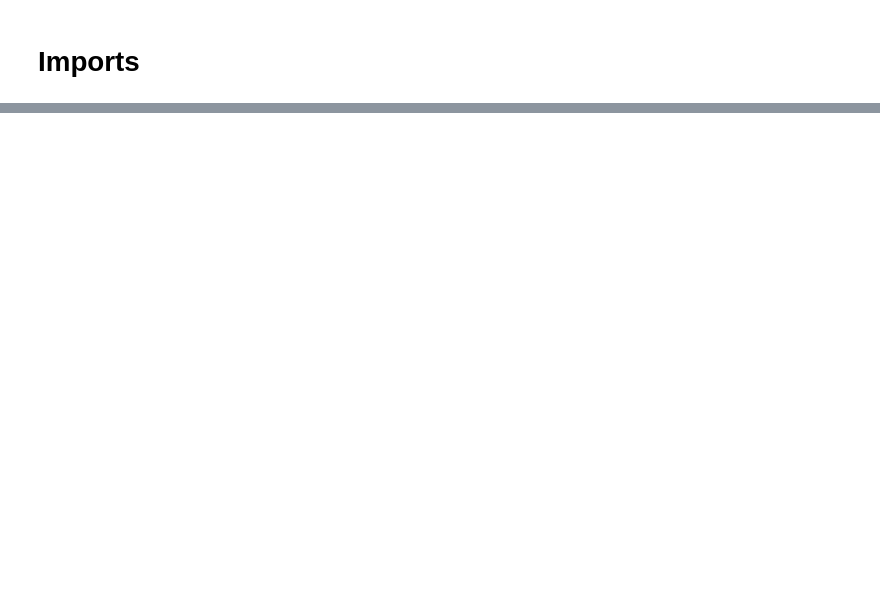
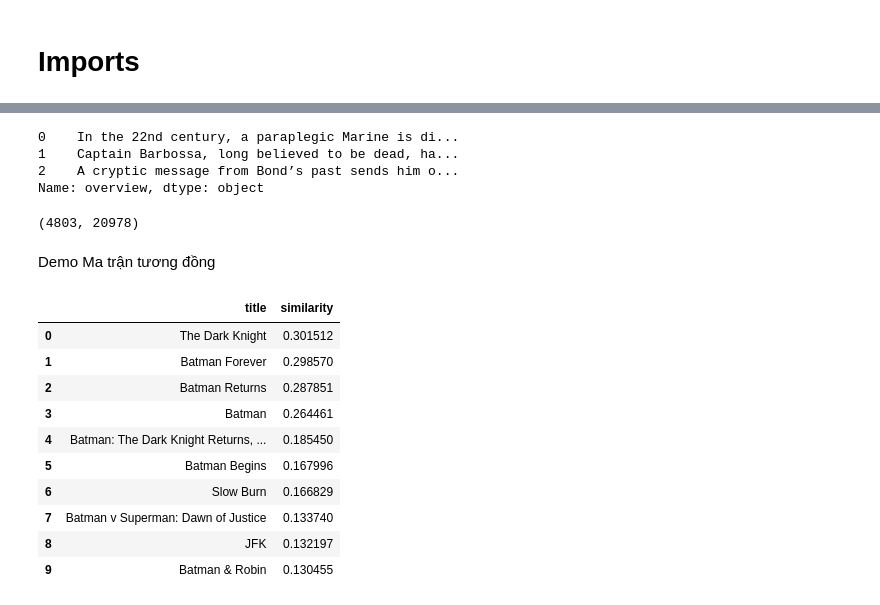
Before and after one commit to 20020001-UET/Moive-Recommendation-System, a Jupyter notebook: notebooks/movie_recommendation_system.ipynb, the cells around one changed output, grey strips where cells are left out. Cells and saved outputs as stored; diff of their text form; code cells hidden in the pictures; blank space fills up the shorter version.

```diff
--- a/notebooks/movie_recommendation_system.ipynb
+++ b/notebooks/movie_recommendation_system.ipynb
@@ -42,0 +78,3 @@ movies.head(5)
+# %%
+# Tạo cột "Lợi nhuận" của bộ phim
+movie_df["profit"] = movie_df["revenue"] - movie_df["budget"]
@@ -42,0 +134,51 @@ movies.head(5)
+# %%
+movie_df['overview'].head(3)
+# %% [output]
+0    In the 22nd century, a paraplegic Marine is di...
+1    Captain Barbossa, long believed to be dead, ha...
+2    A cryptic message from Bond’s past sends him o...
+Name: overview, dtype: object
+# %%
+# Sử dụng TF-IDF (term frequency–inverse document frequency) để vector hoá dữ liệu
+# TF-IDF là phương pháp thống kê để cho chúng ta biết độ quan trọng của một từ trong 1 tập lớn các từ
+tfidf = TfidfVectorizer(stop_words='english')
+
+movie_df['overview'] = movie_df['overview'].fillna('')
+
+tfidf_matrix = tfidf.fit_transform(movie_df['overview'])
+tfidf_matrix.shape
+# %% [output]
+(4803, 20978)
+# %%
+# Thay vì dùng cosine thì sử dụng linear sẽ nhanh hơn, do dữ liệu đã được vector hoá bởi TF-IDF
+# Chỉ cần nhân tích vô hướng là được giá trị consine
+# Ta thu được ma trận consine_sim là ma trận tính toán độ tương đồng giữa các phim
+cosine_sim = linear_kernel(tfidf_matrix, tfidf_matrix)
+indices = pd.Series(movie_df.index, index=movie_df['title']).drop_duplicates()
+# %%
+# Hàm lấy top 10 bộ phim có giá trị tương đồng nhất với title
+def get_recommendations(title, cosine_sim=cosine_sim):
+    idx = indices[title]
+    sim_scores = list(enumerate(cosine_sim[idx]))
+    sim_scores = sorted(sim_scores, key=lambda x: x[1], reverse=True)
+    sim_scores = sim_scores[1:11]
+    movie_indices = [i[0] for i in sim_scores]
+    movie_similarity = [i[1] for i in sim_scores]
+
+    return pd.DataFrame(zip(movie_df['title'].iloc[movie_indices], movie_similarity), columns=["title", "similarity"])
+# %% [markdown]
+Demo Ma trận tương đồng
+# %%
+get_recommendations('The Dark Knight Rises')
+# %% [output]
+|  | title | similarity |
+| 0 | The Dark Knight | 0.301512 |
+| 1 | Batman Forever | 0.298570 |
+| 2 | Batman Returns | 0.287851 |
+| 3 | Batman | 0.264461 |
+| 4 | Batman: The Dark Knight Returns, ... | 0.185450 |
+| 5 | Batman Begins | 0.167996 |
+| 6 | Slow Burn | 0.166829 |
+| 7 | Batman v Superman: Dawn of Justice | 0.133740 |
+| 8 | JFK | 0.132197 |
+| 9 | Batman & Robin | 0.130455 |
```
Also changed, not shown: parts of 34 cells of this notebook, 11 other files.
